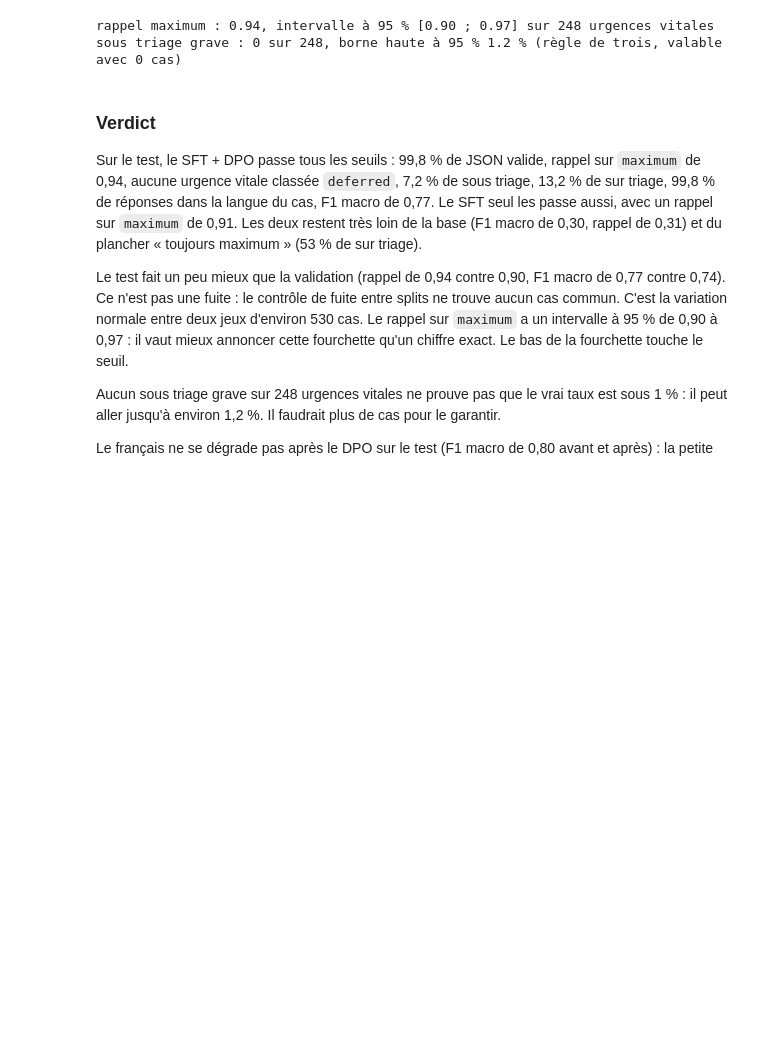
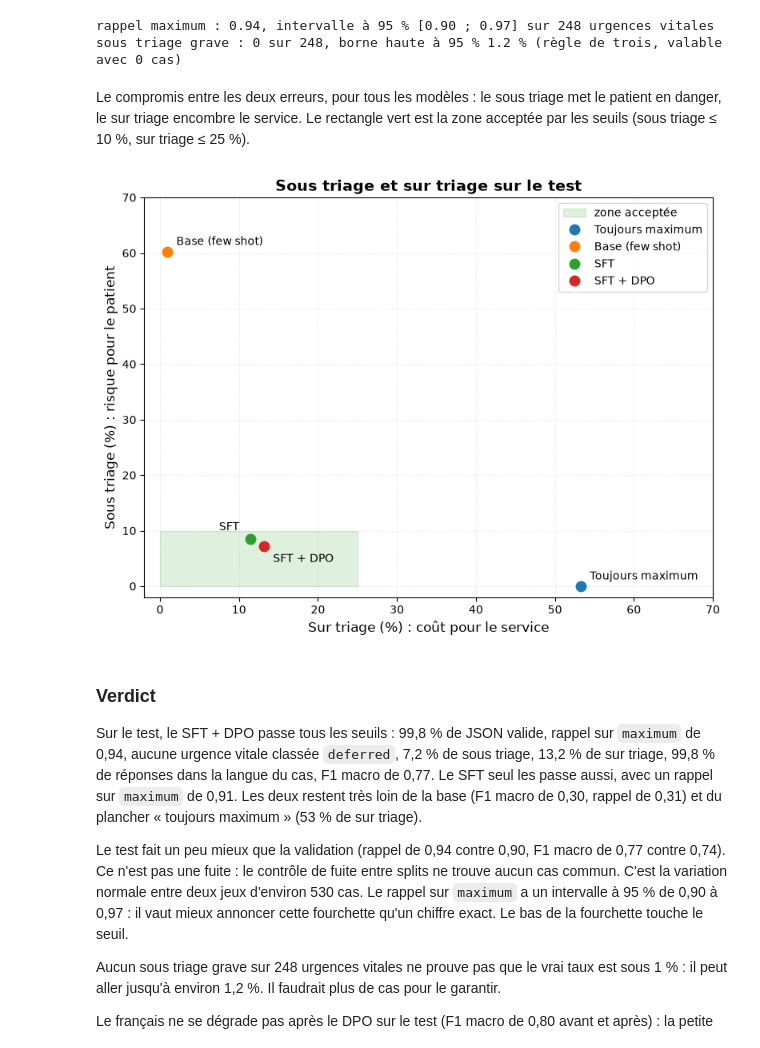
Before and after one commit to RaphaelRIVIERE/llm-finetuning, a Jupyter notebook: notebooks/06_comparaison_modeles.ipynb, the cells around one changed output. Drawn from its saved outputs; the diff is of its cells as text; code cells hidden in the pictures; blank space fills up the shorter version.

```diff
--- a/notebooks/06_comparaison_modeles.ipynb
+++ b/notebooks/06_comparaison_modeles.ipynb
@@ -459,6 +502,31 @@ print(f"sous triage grave : {graves} sur {n_maximum}, borne haute à 95 % {100 *
 # %% [output]
 rappel maximum : 0.94, intervalle à 95 % [0.90 ; 0.97] sur 248 urgences vitales
 sous triage grave : 0 sur 248, borne haute à 95 % 1.2 % (règle de trois, valable avec 0 cas)
+# %% [markdown]
+Le compromis entre les deux erreurs, pour tous les modèles : le sous triage met le patient en danger, le sur triage encombre le service. Le rectangle vert est la zone acceptée par les seuils (sous triage ≤ 10 %, sur triage ≤ 25 %).
+# %%
+fig, ax = plt.subplots(figsize=(8, 6))
+ax.add_patch(plt.Rectangle((0, 0), 25, 10, color="tab:green", alpha=0.15, label="zone acceptée"))
+# décalage de l'étiquette, pour que SFT et SFT + DPO ne se chevauchent pas
+decalages = {"SFT": (-10, 8), "SFT + DPO": (8, -14)}
+for nom, par_langue in scores_test.items():
+    s = par_langue["tous"]
+    x, y = 100 * s["sur_triage"], 100 * s["sous_triage"]
+    ax.plot(x, y, "o", markersize=9, label=nom)
+    dx, dy = decalages.get(nom, (8, 6))
+    ax.annotate(nom, (x, y), xytext=(dx, dy), textcoords="offset points", ha="right" if dx < 0 else "left", fontsize=10)
+ax.set_xlim(-2, 70)
+ax.set_ylim(-2, 70)
+ax.set_xlabel("Sur triage (%) : coût pour le service", fontsize=12)
+ax.set_ylabel("Sous triage (%) : risque pour le patient", fontsize=12)
+ax.set_title("Sous triage et sur triage sur le test", fontsize=14, fontweight="bold")
+ax.grid(True, alpha=0.3, linestyle="--", linewidth=0.5)
+ax.legend(loc="upper right", fontsize=10)
+plt.tight_layout()
+save_figure(fig, "06_comparaison_modeles/sous_sur_triage_test")
+plt.show()
+# %% [output]
+[figure, added]
 # %% [markdown]
 ### Verdict
 
```
Also changed, not shown: parts of 3 cells of this notebook, 9 other files.
